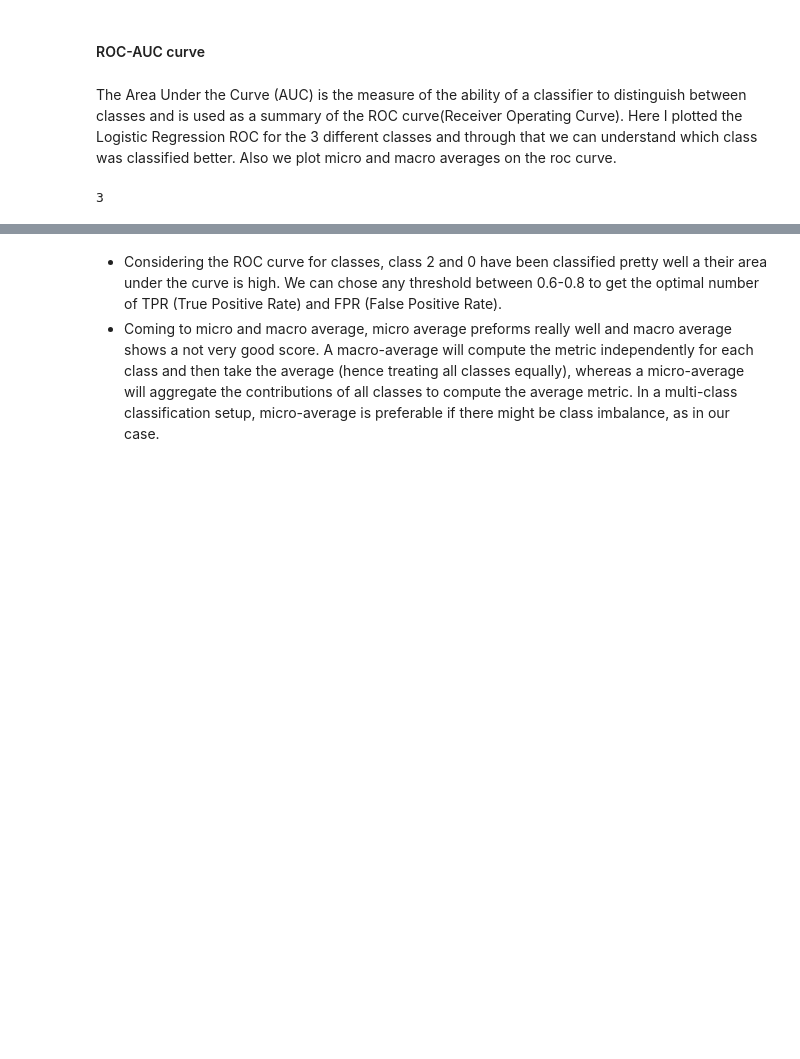
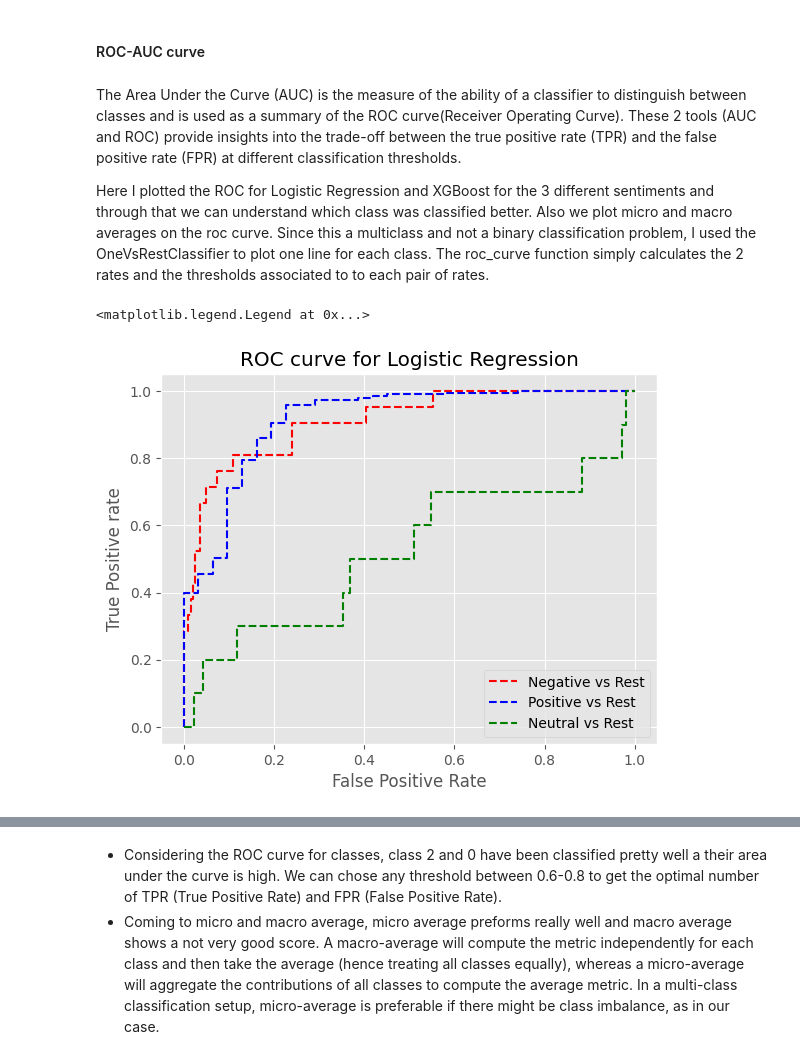
Before and after one commit to DavidAlexanderMoe/Sentiment-Analysis-and-Web-Scraping, a Jupyter notebook: Scripts/Analysis/4. Model Selection and Evaluation.ipynb, the cells around one changed output, grey strips where cells are left out. Drawn from its saved outputs; the diff is of its cells as text; code cells hidden in the pictures; blank space fills up the shorter version.

Commit message:
ROC AUC curves

```diff
--- a/Scripts/Analysis/4. Model Selection and Evaluation.ipynb
+++ b/Scripts/Analysis/4. Model Selection and Evaluation.ipynb
@@ -400,45 +416,34 @@ Knowing that we begun from a set of overfitted models, these results are good. T
 # %% [markdown]
 #### ROC-AUC curve
 # %% [markdown]
-The Area Under the Curve (AUC) is the measure of the ability of a classifier to distinguish between classes and is used as a summary of the ROC curve(Receiver Operating Curve). Here I plotted the Logistic Regression ROC for the 3 different classes and through that we can understand which class was classified better. Also we plot micro and macro averages on the roc curve.
+The Area Under the Curve (AUC) is the measure of the ability of a classifier to distinguish between classes and is used as a summary of the ROC curve(Receiver Operating Curve). These 2 tools (AUC and ROC) provide insights into the trade-off between the true positive rate (TPR) and the false positive rate (FPR) at different classification thresholds.
+
+Here I plotted the ROC for Logistic Regression and XGBoost for the 3 different sentiments and through that we can understand which class was classified better. Also we plot micro and macro averages on the roc curve. Since this a multiclass and not a binary classification problem, I used the OneVsRestClassifier to plot one line for each class. The roc_curve function simply calculates the 2 rates and the thresholds associated to to each pair of rates.
 # %%
-# multi-class classification
-from sklearn.multiclass import OneVsRestClassifier
-from sklearn.linear_model import LogisticRegression
-from sklearn.model_selection import train_test_split
-from sklearn.metrics import roc_curve
-from sklearn.metrics import roc_auc_score
-
-# generate 2 class dataset
-X, y = make_classification(n_samples=1000, n_classes=3, n_features=20, n_informative=3, random_state=42)
-
-# split into train/test sets
-X_train, X_test, y_train, y_test = train_test_split(X, y, test_size=0.4, random_state=42)
-
 # fit model
-clf = OneVsRestClassifier(LogisticRegression())
+clf = OneVsRestClassifier(best_LR)
 clf.fit(X_train, y_train)
 pred = clf.predict(X_test)
 pred_prob = clf.predict_proba(X_test)
 
 # roc curve for classes
 fpr = {}
 tpr = {}
 thresh ={}
 
 n_class = 3
 
 for i in range(n_class):
     fpr[i], tpr[i], thresh[i] = roc_curve(y_test, pred_prob[:,i], pos_label=i)
 
 # plotting
-plt.plot(fpr[0], tpr[0], linestyle='--',color='orange', label='Class 0 vs Rest')
-plt.plot(fpr[1], tpr[1], linestyle='--',color='green', label='Class 1 vs Rest')
-plt.plot(fpr[2], tpr[2], linestyle='--',color='blue', label='Class 2 vs Rest')
-plt.title('Multiclass ROC curve')
+plt.plot(fpr[0], tpr[0], linestyle='--',color='red', label='Negative vs Rest')
+plt.plot(fpr[2], tpr[2], linestyle='--',color='blue', label='Positive vs Rest')
+plt.plot(fpr[1], tpr[1], linestyle='--',color='green', label='Neutral vs Rest')
+plt.title('ROC curve for Logistic Regression')
 plt.xlabel('False Positive Rate')
 plt.ylabel('True Positive rate')
 plt.legend(loc='best')
-plt.savefig('Multiclass ROC',dpi=300)
 # %% [output]
-3
+<matplotlib.legend.Legend at 0x...>
+[figure, added]
```
Also changed, not shown: parts of 17 cells of this notebook.
